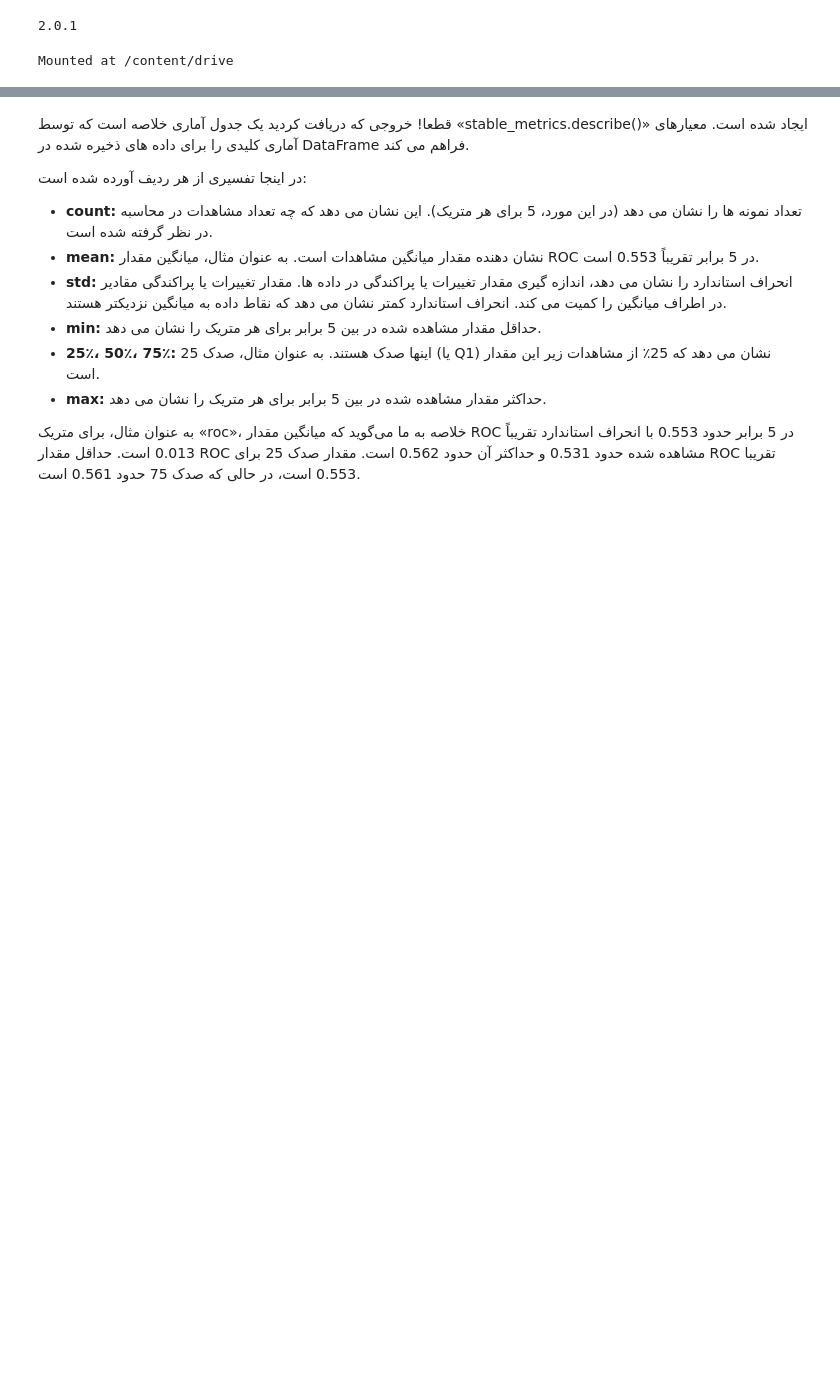
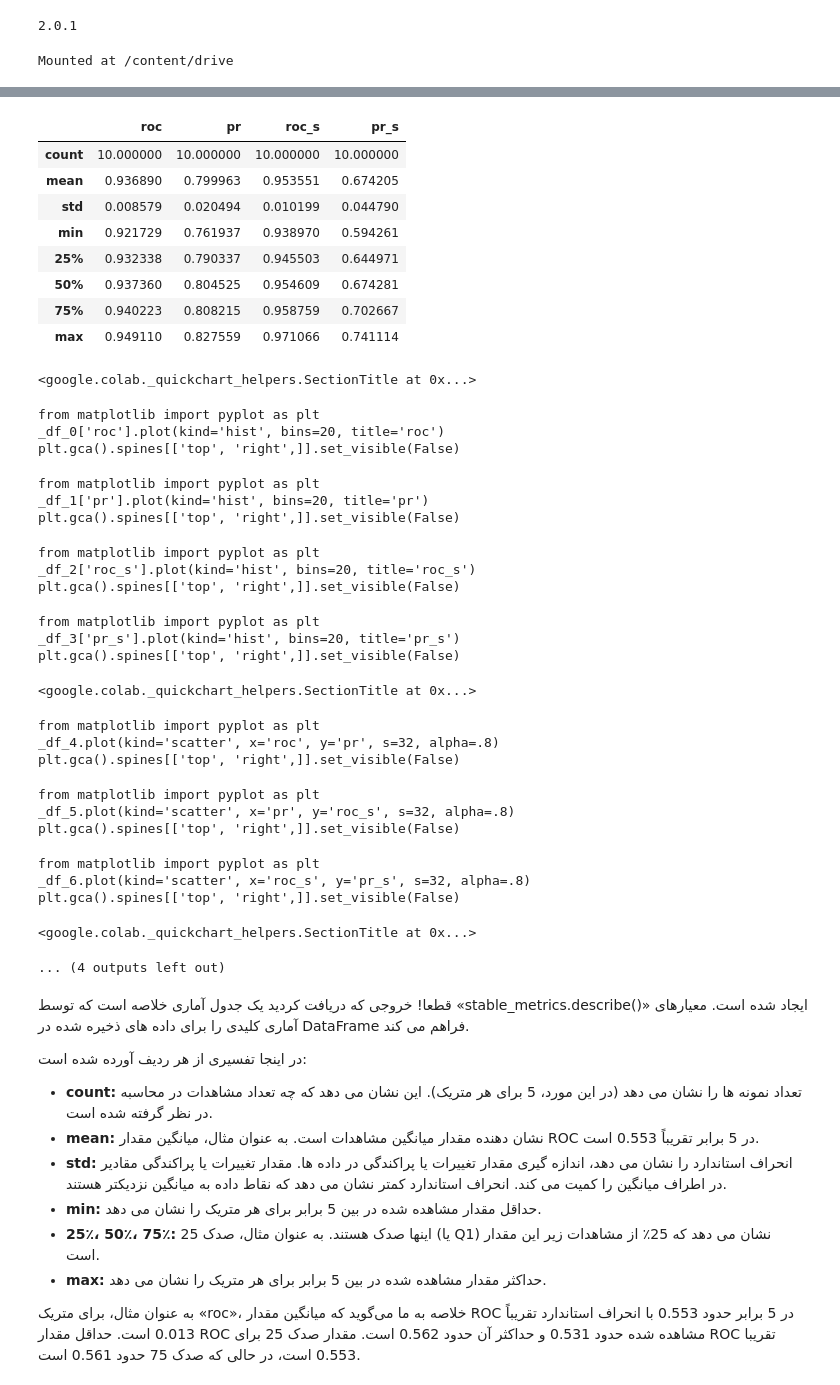
Before and after one commit to sanaaria/Master-thesis, a Jupyter notebook: KGE_NFM_&_NFM.ipynb, the cells around one changed output, grey strips where cells are left out. Drawn from its saved outputs; the diff is of its cells as text; code cells hidden in the pictures; blank space fills up the shorter version.

```diff
--- a/KGE_NFM_&_NFM.ipynb
+++ b/KGE_NFM_&_NFM.ipynb
@@ -871,7 +703,7 @@ def train_conv_conv_fc(train_model_input, train_label, test_model_input, test_la
     model.compile(optimizer='adam', loss='binary_crossentropy', metrics=['accuracy'])
     # print("مدل کامپایل شد")
     # Train the model
-    history = model.fit(train_feats, train_label, epochs=10, batch_size=32, verbose=2, validation_split=0.2)
+    history = model.fit(train_feats, train_label, epochs=3, batch_size=32, verbose=2, validation_split=0.2)
     # print("مدل فیت شد")
     # Predict labels for test data
     pred_y = model.predict(test_feats, batch_size=32)
@@ -975,7 +807,7 @@ def train(i,test_num_neg,train_num_neg,embedding_dim,n_components,use_pro,patien
   ###
     model.fit(data.values,
               batch_size=10000,
-              epochs=10 ,                  # Number of training epochs
+              epochs=3 ,                  # Number of training epochs
               # # validation_freq=20,           # Epochs between successive validation
               # validation_burn_in=10,       # Epoch to start validation
               # validation_data=train_pos[['head','relation','tail']].values,   # Validation data
@@ -1086,7 +918,7 @@ ROC_s = []
 PR_s = []
 
 #For loop iterates through the 10 runs.
-for i in range(5):
+for i in range(10):
 
   # print(i) prints the current iteration of the for loop.
     print(i)
@@ -1141,3 +973,37 @@ Epoch 4/10
+|  | roc | pr | roc_s | pr_s |
+| count | 10.000000 | 10.000000 | 10.000000 | 10.000000 |
+| mean | 0.936890 | 0.799963 | 0.953551 | 0.674205 |
+| std | 0.008579 | 0.020494 | 0.010199 | 0.044790 |
+| min | 0.921729 | 0.761937 | 0.938970 | 0.594261 |
+| 25% | 0.932338 | 0.790337 | 0.945503 | 0.644971 |
+| 50% | 0.937360 | 0.804525 | 0.954609 | 0.674281 |
+| 75% | 0.940223 | 0.808215 | 0.958759 | 0.702667 |
+| max | 0.949110 | 0.827559 | 0.971066 | 0.741114 |
+<google.colab._quickchart_helpers.SectionTitle at 0x...>
+from matplotlib import pyplot as plt
+_df_0['roc'].plot(kind='hist', bins=20, title='roc')
+plt.gca().spines[['top', 'right',]].set_visible(False)
+from matplotlib import pyplot as plt
+_df_1['pr'].plot(kind='hist', bins=20, title='pr')
+plt.gca().spines[['top', 'right',]].set_visible(False)
+from matplotlib import pyplot as plt
+_df_2['roc_s'].plot(kind='hist', bins=20, title='roc_s')
+plt.gca().spines[['top', 'right',]].set_visible(False)
+from matplotlib import pyplot as plt
+_df_3['pr_s'].plot(kind='hist', bins=20, title='pr_s')
+plt.gca().spines[['top', 'right',]].set_visible(False)
+<google.colab._quickchart_helpers.SectionTitle at 0x...>
+from matplotlib import pyplot as plt
+_df_4.plot(kind='scatter', x='roc', y='pr', s=32, alpha=.8)
+plt.gca().spines[['top', 'right',]].set_visible(False)
+from matplotlib import pyplot as plt
+_df_5.plot(kind='scatter', x='pr', y='roc_s', s=32, alpha=.8)
+plt.gca().spines[['top', 'right',]].set_visible(False)
+from matplotlib import pyplot as plt
+_df_6.plot(kind='scatter', x='roc_s', y='pr_s', s=32, alpha=.8)
+plt.gca().spines[['top', 'right',]].set_visible(False)
+<google.colab._quickchart_helpers.SectionTitle at 0x...>
+... (4 outputs left out)
 # %% [markdown]
 قطعا! خروجی که دریافت کردید یک جدول آماری خلاصه است که توسط «stable_metrics.describe()» ایجاد شده است. معیارهای آماری کلیدی را برای داده های ذخیره شده در DataFrame فراهم می کند.
 
```
Also changed, not shown: parts of 31 cells of this notebook.
